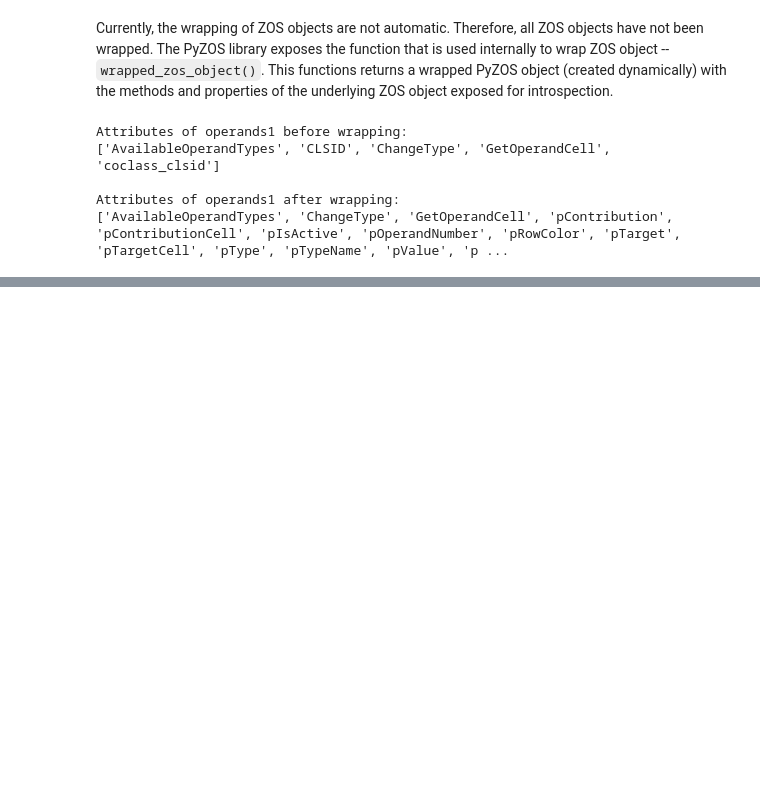
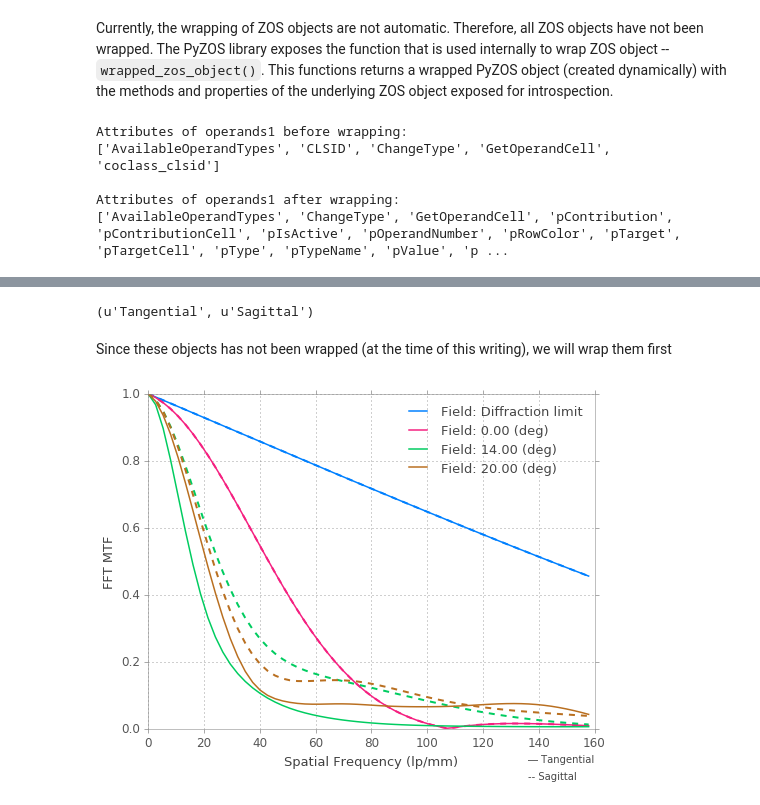
Before and after one commit to xzos/pyzos, a Jupyter notebook: Examples/jupyter_notebooks/00_Enhancing_the_ZOS_API_Interface.ipynb, the cells around one changed output, grey strips where cells are left out. Saved outputs shown, nothing was run; the diff lists cells and outputs as text; code cells hidden in the pictures; blank space fills up the shorter version.

```diff
--- a/Examples/jupyter_notebooks/00_Enhancing_the_ZOS_API_Interface.ipynb
+++ b/Examples/jupyter_notebooks/00_Enhancing_the_ZOS_API_Interface.ipynb
@@ -250,0 +328,2 @@ else:
+# %%
+ds = zos.wrapped_zos_object(fftMtf_results.GetDataSeries(1))
@@ -250,0 +338,45 @@ else:
+# %%
+ds.pSeriesLabels
+# %% [output]
+(u'Tangential', u'Sagittal')
+# %% [markdown]
+Since these objects has not been wrapped (at the time of this writing), we will wrap them first
+# %%
+dsXdata = zos.wrapped_zos_object(ds.pXData)
+dsYdata = zos.wrapped_zos_object(ds.pYData)
+# %%
+freq = np.array(dsXdata.pData)
+mtf = np.array(dsYdata.pData) # shape = (len(freq) , ds.pNumSeries)
+# %%
+# build a function to plot the FFTMTF
+def plot_FftMtf(optical_system, max_freq=160.0):
+    fftMtf = optical_system.pAnalyses.New_FftMtf()
+    fftMtf.GetSettings().pMaximumFrequency = max_freq
+    fftMtf.ApplyAndWaitForCompletion()
+    fftMtf_results = fftMtf.GetResults()
+
+    fig, ax = plt.subplots(1,1, figsize=(8,6))
+    num_dataseries = fftMtf_results.pNumberOfDataSeries
+    col = ['#0080FF', '#F52080', '#00CC60', '#B96F20', '#1f77b4',
+           '#ff7f0e', '#2ca02c', '#8c564b', '#00BFFF', '#FF8073']
+
+    for i in range(num_dataseries):
+        ds = zos.wrapped_zos_object(fftMtf_results.GetDataSeries(i))
+        dsXdata = zos.wrapped_zos_object(ds.pXData)
+        dsYdata = zos.wrapped_zos_object(ds.pYData)
+        freq = np.array(dsXdata.pData)
+        mtf = np.array(dsYdata.pData) # shape = (len(freq) , ds.pNumSeries)
+        ax.plot(freq[::5], mtf[::5, 0], color=col[i], lw=1.5, label=ds.pDescription) # tangential
+        ax.plot(freq[::5], mtf[::5, 1], '--', color=col[i], lw=2) # sagittal
+        ax.set_xlabel('Spatial Frequency (lp/mm)')
+        ax.set_ylabel('FFT MTF')
+        ax.legend()
+    plt.text(0.85, -0.1,u'\u2014 {}'.format(ds.pSeriesLabels[0]), transform=ax.transAxes)
+    plt.text(0.85, -0.15,'-- {}'.format(ds.pSeriesLabels[1]), transform=ax.transAxes)
+    plt.grid()
+    plt.show()
+# %%
+# FFT MTF of Optical System 2
+plot_FftMtf(osys2)
+# %% [output]
+[figure, added]
```
Also changed, not shown: parts of 23 cells of this notebook.
